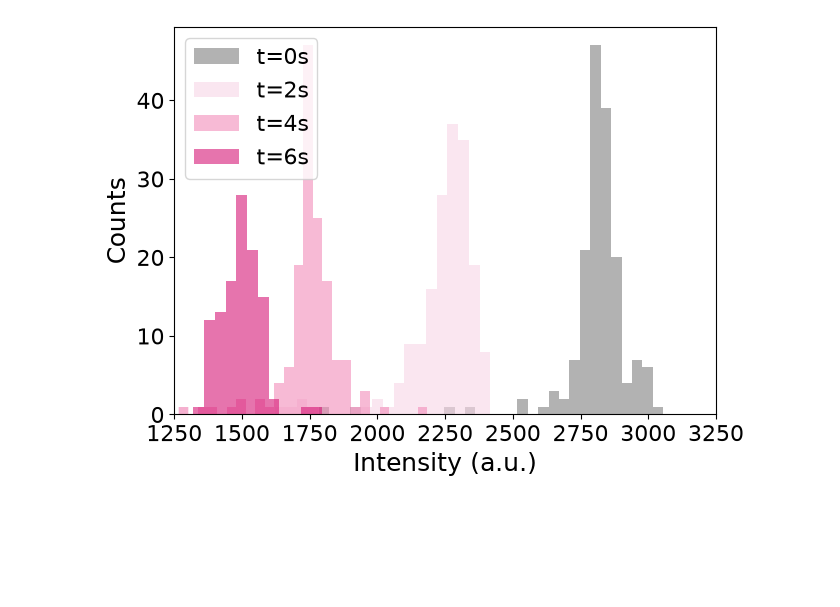
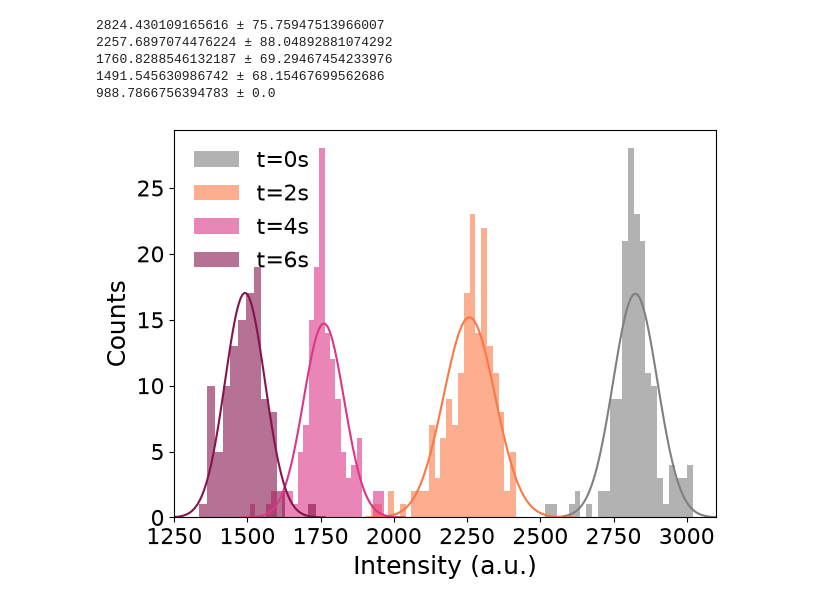
Before and after one commit to weronika-coder/praca_inzynierska, a Jupyter notebook: analiza/próbka1/analiza.ipynb, the cells around one changed output. Cells and saved outputs as stored; diff of their text form; code cells hidden in the pictures; blank space fills up the shorter version.

Commit message:
zmiany: odcięcie punktów typu błędy grube, nowe histogramy, na histogramy naniesione rozdkłady gaussa, niepewności od średnich

```diff
--- a/analiza/próbka1/analiza.ipynb
+++ b/analiza/próbka1/analiza.ipynb
@@ -6,7 +6,7 @@ ustaw_styl_wykresow()
 #komentarz
 
 #kolory
-colors = ["#808080","#F8D6E7","#F38CBA", "#D61877","#731343"]
+colors = ["#808080","#FB7845", "#DB3688","#85154D","#260109"]
 # %%
 #import wszystkich mapek (i pojedynczych widm dla t=8s) dla próbki 1
 
@@ -106,0 +238,5 @@ centers_Raman_LA_8s, fwhms_Raman_LA_8s, intensities_Raman_LA_8s =fitLorentz((rs_
+# %%
+def gauss(mu,sigma):
+    x=np.linspace(mu-4*sigma,mu+4*sigma,100)
+    y=(1/(sigma*np.sqrt(2*np.pi)))*np.exp(-0.5*((x-mu)/sigma)**2)
+    return x,y
@@ -334,14 +521,66 @@ print(f"{shifts_Raman_EA_8s}")
+# %%
+#średnie intensywnośći pików E i A na podstawie rozkładu normalnego
+mu_intensities_Raman_EA_0s, sigma_intensities_Raman_EA_0s = norm.fit(intensities_Raman_EA_0s)
+print(f"{mu_intensities_Raman_EA_0s} ± {sigma_intensities_Raman_EA_0s}")
+x_intensities_Raman_EA_0s,y_intensities_Raman_EA_0s=gauss(mu_intensities_Raman_EA_0s,sigma_intensities_Raman_EA_0s)
+
+mu_intensities_Raman_EA_2s, sigma_intensities_Raman_EA_2s = norm.fit(intensities_Raman_EA_2s)
+print(f"{mu_intensities_Raman_EA_2s} ± {sigma_intensities_Raman_EA_2s}")
+x_intensities_Raman_EA_2s,y_intensities_Raman_EA_2s=gauss(mu_intensities_Raman_EA_2s,sigma_intensities_Raman_EA_2s)
+
+mu_intensities_Raman_EA_4s, sigma_intensities_Raman_EA_4s = norm.fit(intensities_Raman_EA_4s)
+print(f"{mu_intensities_Raman_EA_4s} ± {sigma_intensities_Raman_EA_4s}")
+x_intensities_Raman_EA_4s,y_intensities_Raman_EA_4s=gauss(mu_intensities_Raman_EA_4s,sigma_intensities_Raman_EA_4s)
+
+mu_intensities_Raman_EA_6s, sigma_intensities_Raman_EA_6s = norm.fit(intensities_Raman_EA_6s)
+print(f"{mu_intensities_Raman_EA_6s} ± {sigma_intensities_Raman_EA_6s}")
+x_intensities_Raman_EA_6s,y_intensities_Raman_EA_6s=gauss(mu_intensities_Raman_EA_6s,sigma_intensities_Raman_EA_6s)
+
+mu_intensities_Raman_EA_8s, sigma_intensities_Raman_EA_8s = norm.fit(intensities_Raman_EA_8s)
+print(f"{mu_intensities_Raman_EA_8s} ± {sigma_intensities_Raman_EA_8s}")
+
+mu_intensities_EA=[mu_intensities_Raman_EA_0s,mu_intensities_Raman_EA_2s,mu_intensities_Raman_EA_4s,mu_intensities_Raman_EA_6s,mu_intensities_Raman_EA_8s]
+u_intensities_EA=[sigma_intensities_Raman_EA_0s,sigma_intensities_Raman_EA_2s,sigma_intensities_Raman_EA_4s,sigma_intensities_Raman_EA_6s,sigma_intensities_Raman_EA_8s]
+# %% [output]
+2824.430109165616 ± 75.75947513966007
+2257.6897074476224 ± 88.04892881074292
+1760.8288546132187 ± 69.29467454233976
+1491.545630986742 ± 68.15467699562686
+988.7866756394783 ± 0.0
 # %%
 #histogramy intensywności Raman E i A
+szerokosc_binu_intensities_Raman_EA_0s = (np.max(intensities_Raman_EA_0s)-np.min(intensities_Raman_EA_0s))/25
+liczba_probek_intensities_Raman_EA_0s = len(intensities_Raman_EA_0s)
+y_intensities_Raman_EA_0s_ = y_intensities_Raman_EA_0s*liczba_probek_intensities_Raman_EA_0s*szerokosc_binu_intensities_Raman_EA_0s
 
-plt.hist(intensities_Raman_EA_0s, bins=100, label="t=0s", alpha=0.6, color=colors[0])
-plt.hist(intensities_Raman_EA_2s, bins=60, label="t=2s", alpha=0.6,color=colors[1])
-plt.hist(intensities_Raman_EA_4s, bins=60, label="t=4s", alpha=0.6,color=colors[2])
-plt.hist(intensities_Raman_EA_6s, bins=45, label="t=6s", alpha=0.6,color=colors[3])
+szerokosc_binu_intensities_Raman_EA_2s = (np.max(intensities_Raman_EA_2s)-np.min(intensities_Raman_EA_2s))/25
+liczba_probek_intensities_Raman_EA_2s = len(intensities_Raman_EA_2s)
+y_intensities_Raman_EA_2s_ = y_intensities_Raman_EA_2s*liczba_probek_intensities_Raman_EA_2s*szerokosc_binu_intensities_Raman_EA_2s
+
+szerokosc_binu_intensities_Raman_EA_4s = (np.max(intensities_Raman_EA_4s)-np.min(intensities_Raman_EA_4s))/25
+liczba_probek_intensities_Raman_EA_4s = len(intensities_Raman_EA_4s)
+y_intensities_Raman_EA_4s_ = y_intensities_Raman_EA_4s*liczba_probek_intensities_Raman_EA_4s*szerokosc_binu_intensities_Raman_EA_4s
+
+szerokosc_binu_intensities_Raman_EA_6s = (np.max(intensities_Raman_EA_6s)-np.min(intensities_Raman_EA_6s))/15
+liczba_probek_intensities_Raman_EA_6s = len(intensities_Raman_EA_6s)
+y_intensities_Raman_EA_6s_ = y_intensities_Raman_EA_6s*liczba_probek_intensities_Raman_EA_6s*szerokosc_binu_intensities_Raman_EA_6s
+
+plt.hist(intensities_Raman_EA_0s, bins=25, label="t=0s", alpha=0.6, color=colors[0])
+plt.plot(x_intensities_Raman_EA_0s,y_intensities_Raman_EA_0s_,color=colors[0])
+
+plt.hist(intensities_Raman_EA_2s, bins=25, label="t=2s", alpha=0.6,color=colors[1])
+plt.plot(x_intensities_Raman_EA_2s,y_intensities_Raman_EA_2s_,color=colors[1])
+
+plt.hist(intensities_Raman_EA_4s, bins=25, label="t=4s", alpha=0.6,color=colors[2])
+plt.plot(x_intensities_Raman_EA_4s,y_intensities_Raman_EA_4s_,color=colors[2])
+
+plt.hist(intensities_Raman_EA_6s, bins=15, label="t=6s", alpha=0.6,color=colors[3])
+plt.plot(x_intensities_Raman_EA_6s,y_intensities_Raman_EA_6s_,color=colors[3])
+
 plt.xlabel(r"Intensity (a.u.)")
 plt.ylabel("Counts")
 plt.legend()
-plt.xlim(1250,3250)
+plt.xlim(1250,3100)
 plt.savefig(sciezka/'histogram_intensywnosci_Raman_EA.png')
 # %% [output]
-[figure, old version]
+[figure, new version]
```
Also changed, not shown: parts of 39 cells of this notebook, 39 other files.
